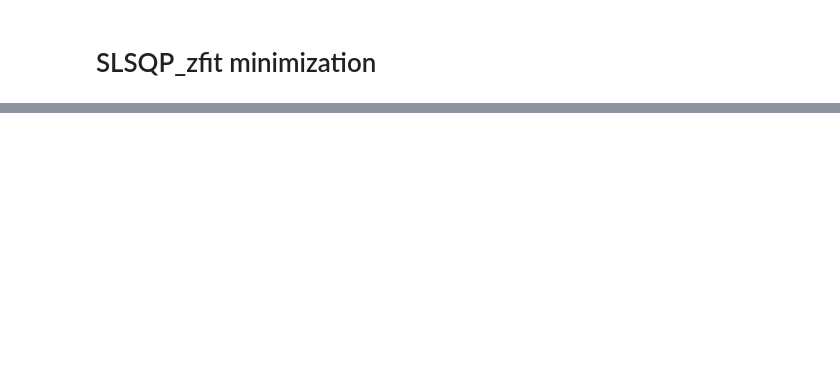
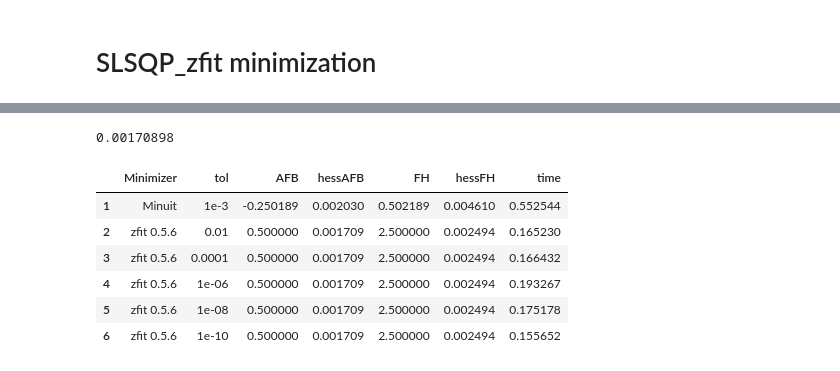
Before and after one commit to carlos-g-anguiano/ayudantia, a Jupyter notebook: projects/zfit_tests/zfit056_test.ipynb, the cells around one changed output, grey strips where cells are left out. Cells and saved outputs as stored; diff of their text form; code cells hidden in the pictures; blank space fills up the shorter version.

```diff
--- a/projects/zfit_tests/zfit056_test.ipynb
+++ b/projects/zfit_tests/zfit056_test.ipynb
@@ -155,3 +191,7 @@ nll = zfit.loss.UnbinnedNLL(decay_rate_lst[-1], sampler)
+# %%
+# Creating a pandas dataframe to store results
+
+result_df = pd.DataFrame(columns=['Minimizer', 'tol', 'AFB', 'hessAFB', 'FH', 'hessFH', 'time'])
 # %% [markdown]
 ## Minuit Minimization
 # %%
@@ -196,5 +254,4 @@ Hessian error time with Minuit 0.004888296127319336
 # %%
-constraints = SLSQP_zfit.create_constraint(decay_rate_lst[-1]) #una constraint se crea con una pdf
-# Constraints are a dictionary with 'type' and 'fun' arguments
-# Creates a new minimizer implementation from the base minimizer
-SLSQP = SLSQP_zfit.SLSQP(constraints=constraints, ftol = 1e-6)
+# constraints = SLSQP_zfit.create_constraint(dr) #una constraint se crea con una pdf
+# # Constraints are a dictionary with 'type' and 'fun' arguments
+# # Creates a new minimizer implementation from the base minimizer
@@ -203,0 +267,2 @@ ftol = 1e-06
+# %%
+constraints = SLSQP_zfit.create_constraint(dr)
@@ -251,0 +455,14 @@ Hessian error time with SLSQP zfit 1.4808306694030762
+# %%
+round(minimum.hesse()[AFB]['error'],8)
+# %% [output]
+0.00170898
+# %%
+result_df
+# %% [output]
+|  | Minimizer | tol | AFB | hessAFB | FH | hessFH | time |
+| 1 | Minuit | 1e-3 | -0.250189 | 0.002030 | 0.502189 | 0.004610 | 0.552544 |
+| 2 | zfit 0.5.6 | 0.01 | 0.500000 | 0.001709 | 2.500000 | 0.002494 | 0.165230 |
+| 3 | zfit 0.5.6 | 0.0001 | 0.500000 | 0.001709 | 2.500000 | 0.002494 | 0.166432 |
+| 4 | zfit 0.5.6 | 1e-06 | 0.500000 | 0.001709 | 2.500000 | 0.002494 | 0.193267 |
+| 5 | zfit 0.5.6 | 1e-08 | 0.500000 | 0.001709 | 2.500000 | 0.002494 | 0.175178 |
+| 6 | zfit 0.5.6 | 1e-10 | 0.500000 | 0.001709 | 2.500000 | 0.002494 | 0.155652 |
```
Also changed, not shown: parts of 23 cells of this notebook, 58 other files.
